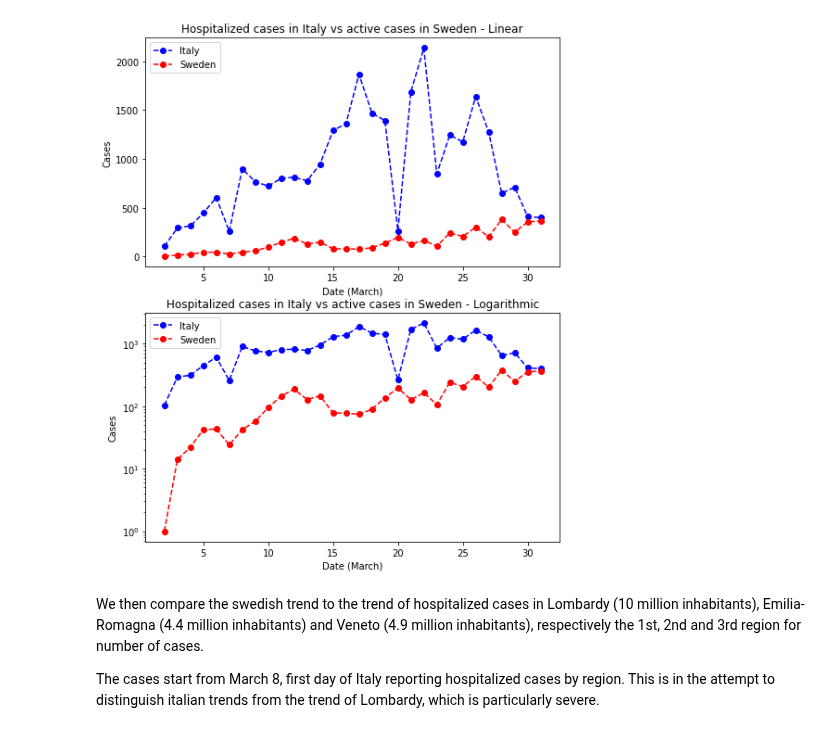
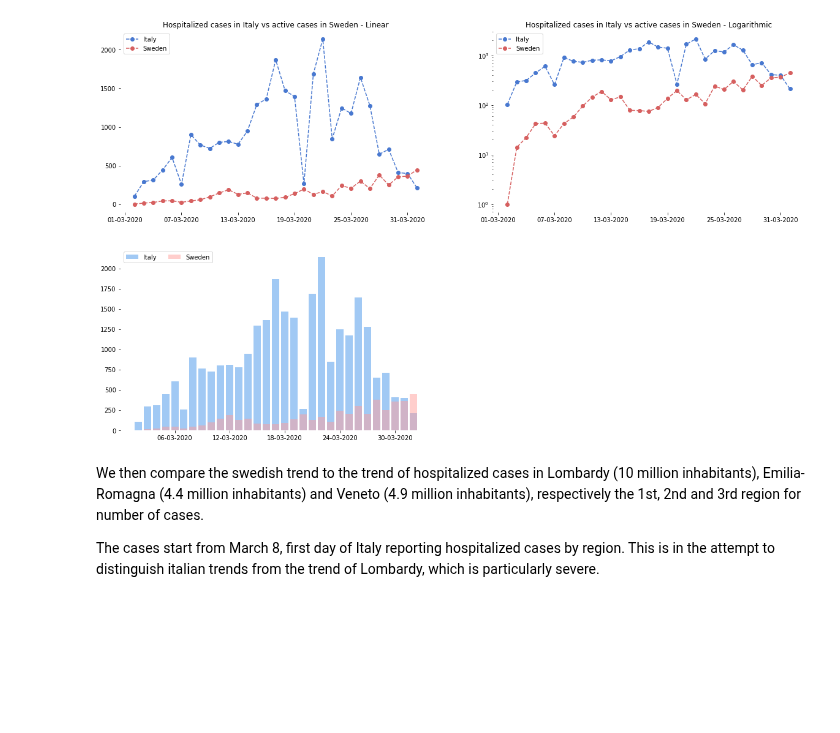
Before and after one commit to eera-l/Covid19-Sweden-Overview, a Jupyter notebook: c19-it-swe.ipynb, the cells around one changed output. Cells and saved outputs as stored; diff of their text form; code cells hidden in the pictures; blank space fills up the shorter version.

```diff
--- a/c19-it-swe.ipynb
+++ b/c19-it-swe.ipynb
@@ -173,41 +191,58 @@ We then plot the daily increase for the same data and time period:
 # %%
 import numpy as np
 import matplotlib.pyplot as plt
-
+import matplotlib.dates as mdates
+import seaborn as sns
+import datetime as dt
 
 it_hosp_day = [103]
 for i in range(1, len(italy_hospitalized)):
   it_hosp_day.append(italy_hospitalized[i] - italy_hospitalized[i - 1])
 
 swe_active_day = [1]
 for i in range(1, len(sweden_active)):
   swe_active_day.append(sweden_active[i] - sweden_active[i - 1])
 
-x = np.arange(2, len(italy_hospitalized) + 2)
+start = dt.date(2020, 3, 2)
+end = start + dt.timedelta(days=len(italy_hospitalized))
+days = mdates.drange(start, end, dt.timedelta(days=1))
+
 
 fig = plt.figure()
-ax1 = fig.add_subplot(211)
-ax1.plot(x, it_hosp_day, '--bo', label='Italy')
-ax1.plot(x, swe_active_day, '--ro', label='Sweden')
+ax1 = fig.add_subplot(221)
+ax1.plot(days, it_hosp_day, '--bo', label='Italy')
+ax1.plot(days, swe_active_day, '--ro', label='Sweden')
 ax1.legend(loc="upper left")
 ax1.set_title('Hospitalized cases in Italy vs active cases in Sweden - Linear')
-ax1.set_xlabel('Date (March)')
-ax1.set_ylabel('Cases')
+ax1.xaxis.set_major_formatter(mdates.DateFormatter('%d-%m-%Y'))
+ax1.xaxis.set_major_locator(mdates.DayLocator(interval=6))
 
-ax2 = fig.add_subplot(212)
-ax2.plot(x, it_hosp_day, '--bo', label='Italy')
-ax2.plot(x, swe_active_day, '--ro', label='Sweden')
+ax2 = fig.add_subplot(222)
+ax2.plot(days, it_hosp_day, '--bo', label='Italy')
+ax2.plot(days, swe_active_day, '--ro', label='Sweden')
 ax2.legend(loc="upper left")
 ax2.set_title('Hospitalized cases in Italy vs active cases in Sweden - Logarithmic')
-ax2.set_xlabel('Date (March)')
-ax2.set_ylabel('Cases')
 ax2.set_yscale('log')
+ax2.xaxis.set_major_formatter(mdates.DateFormatter('%d-%m-%Y'))
+ax2.xaxis.set_major_locator(mdates.DayLocator(interval=6))
 
-fig.set_figheight(10)
-fig.set_figwidth(8)
+sns.set_color_codes('pastel')
+ax3 = fig.add_subplot(223)
+
+ax3.bar(days, it_hosp_day, color='b', label='Italy')
+ax3.bar(days, swe_active_day, color='r', alpha=0.5, label='Sweden')
+ax3.legend(ncol = 2, loc = 'upper left')
+ax3.xaxis.set_major_formatter(mdates.DateFormatter('%d-%m-%Y'))
+ax3.xaxis.set_major_locator(mdates.DayLocator(interval=6))
+
+
+sns.set_color_codes('muted')
+sns.despine(left = True, bottom = True)
+fig.set_figheight(12)
+fig.set_figwidth(20)
 plt.show()
 # %% [output]
-[figure, old version]
+[figure, new version]
 # %% [markdown]
 We then compare the swedish trend to the trend of hospitalized cases in Lombardy (10 million inhabitants), Emilia-Romagna (4.4 million inhabitants) and Veneto (4.9 million inhabitants), respectively the 1st, 2nd and 3rd region for number of cases.
 
```
Also changed, not shown: parts of 10 cells of this notebook.
